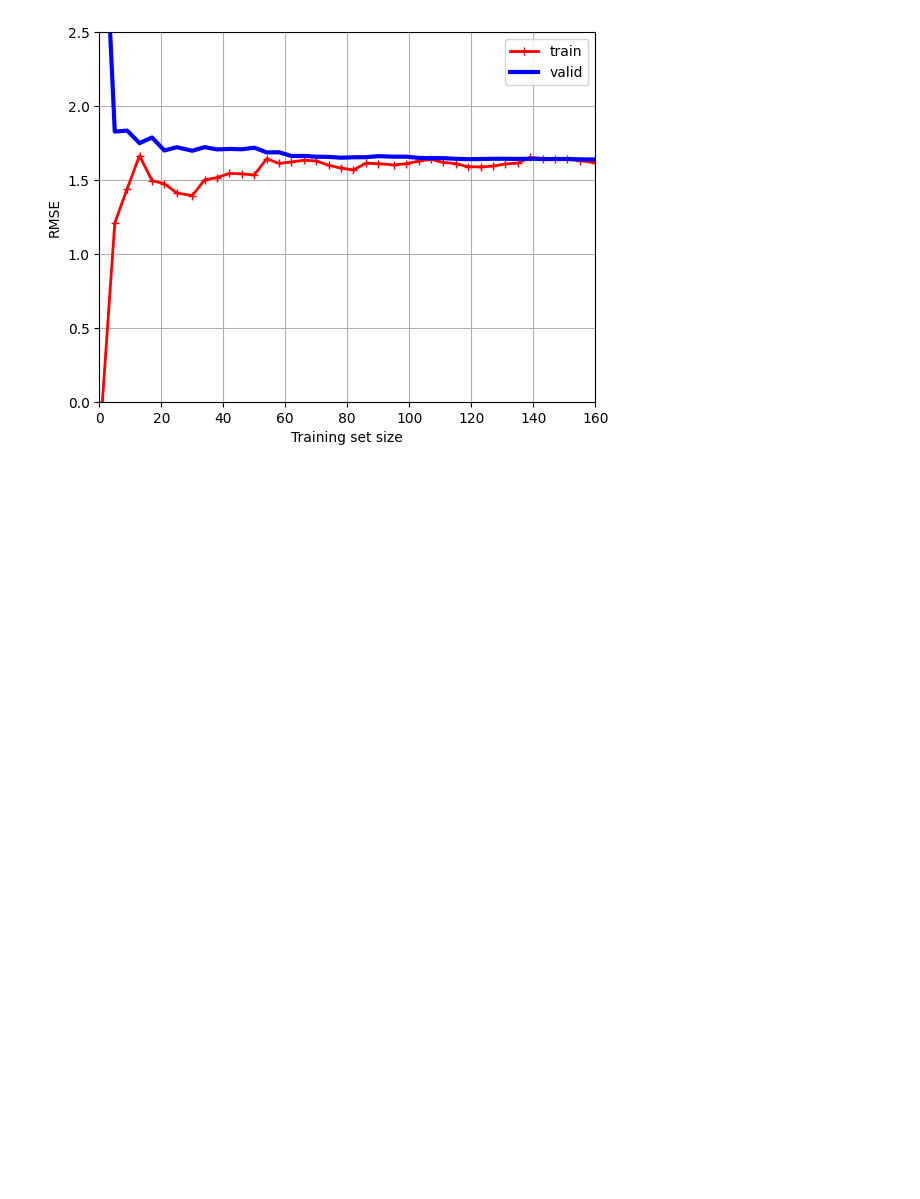
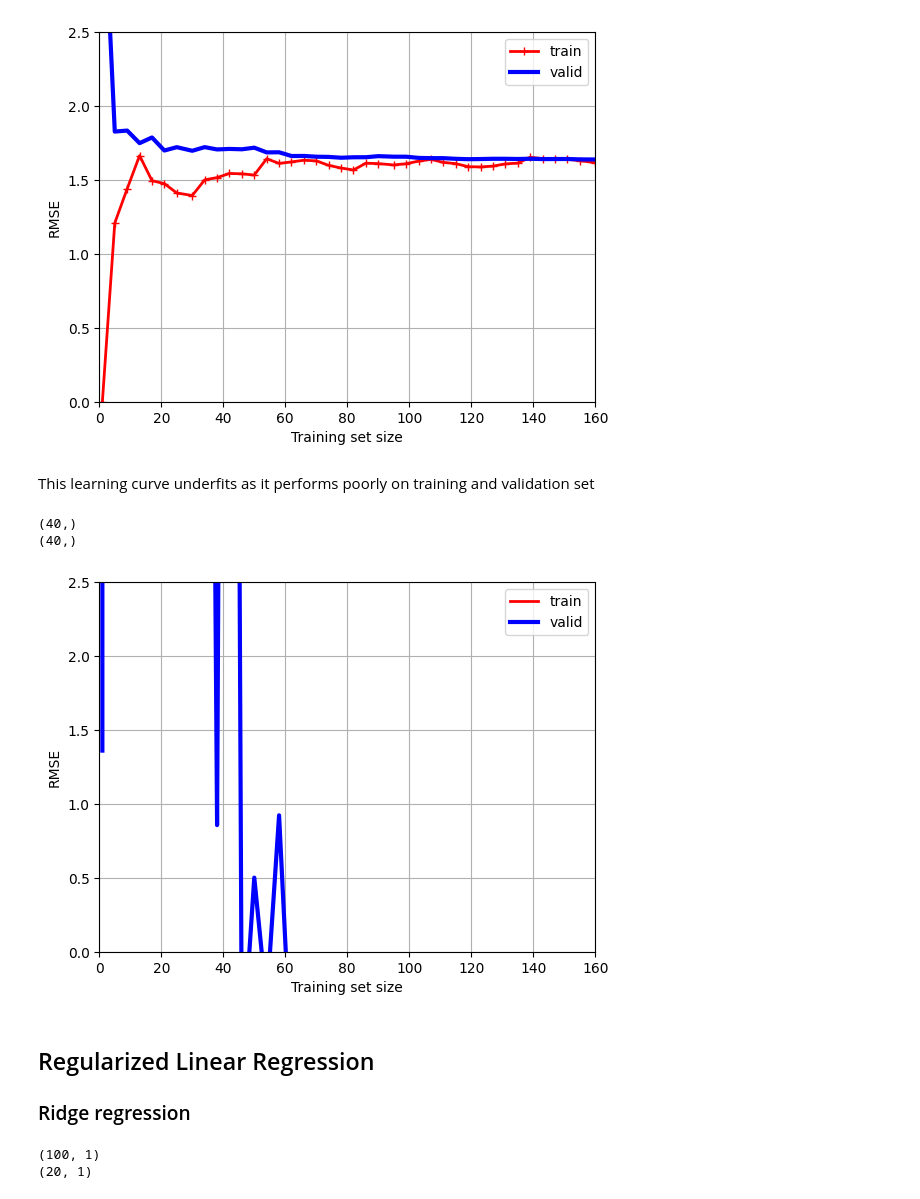
Before and after one commit to jsuryanm/HOML, a Jupyter notebook: 4.0-training_models/training_models.ipynb, the cells around one changed output. Cells and saved outputs as stored; diff of their text form; code cells hidden in the pictures; blank space fills up the shorter version.

```diff
--- a/4.0-training_models/training_models.ipynb
+++ b/4.0-training_models/training_models.ipynb
@@ -273,3 +273,54 @@ plt.axis([0, 160, 0, 2.5])
 plt.show()
 # %% [output]
 [figure]
+# %% [markdown]
+This learning curve underfits as it performs poorly on training and validation set
+# %%
+from sklearn.pipeline import make_pipeline
+
+polynomial_regression = make_pipeline(
+    PolynomialFeatures(degree=10,include_bias=False),
+    LinearRegression()
+)
+
+train_sizes,train_scores,valid_scores = learning_curve(
+    polynomial_regression,
+    X,y,
+    train_sizes=np.linspace(0.01,1.0,40),
+    cv=5,
+    n_jobs=-1
+)
+
+train_errors = -train_scores.mean(axis=-1)
+print(train_errors.shape)
+valid_errors = -valid_scores.mean(axis=-1)
+print(valid_errors.shape)
+
+plt.plot(train_sizes, train_errors, "r-", linewidth=2, label="train")
+plt.plot(train_sizes, valid_errors, "b-", linewidth=3, label="valid")
+
+plt.xlabel("Training set size")
+plt.ylabel("RMSE")
+plt.grid()
+plt.legend(loc="upper right")
+plt.axis([0, 160, 0, 2.5])
+
+plt.show()
+# %% [output]
+(40,)
+(40,)
+[figure, added]
+# %% [markdown]
+## Regularized Linear Regression
+### Ridge regression
+# %%
+rng = np.random.default_rng(seed=42)
+m = 20
+X = 3*rng.random((m,1))
+y = 1 + 0.5 * X + rng.standard_normal((m,1)) / 1.5
+X_new = np.linspace(0,3,100).reshape(100,1)
+print(X_new.shape)
+print(y.shape)
+# %% [output]
+(100, 1)
+(20, 1)
```
Also changed, not shown: parts of 4 cells of this notebook, 1 other file.
